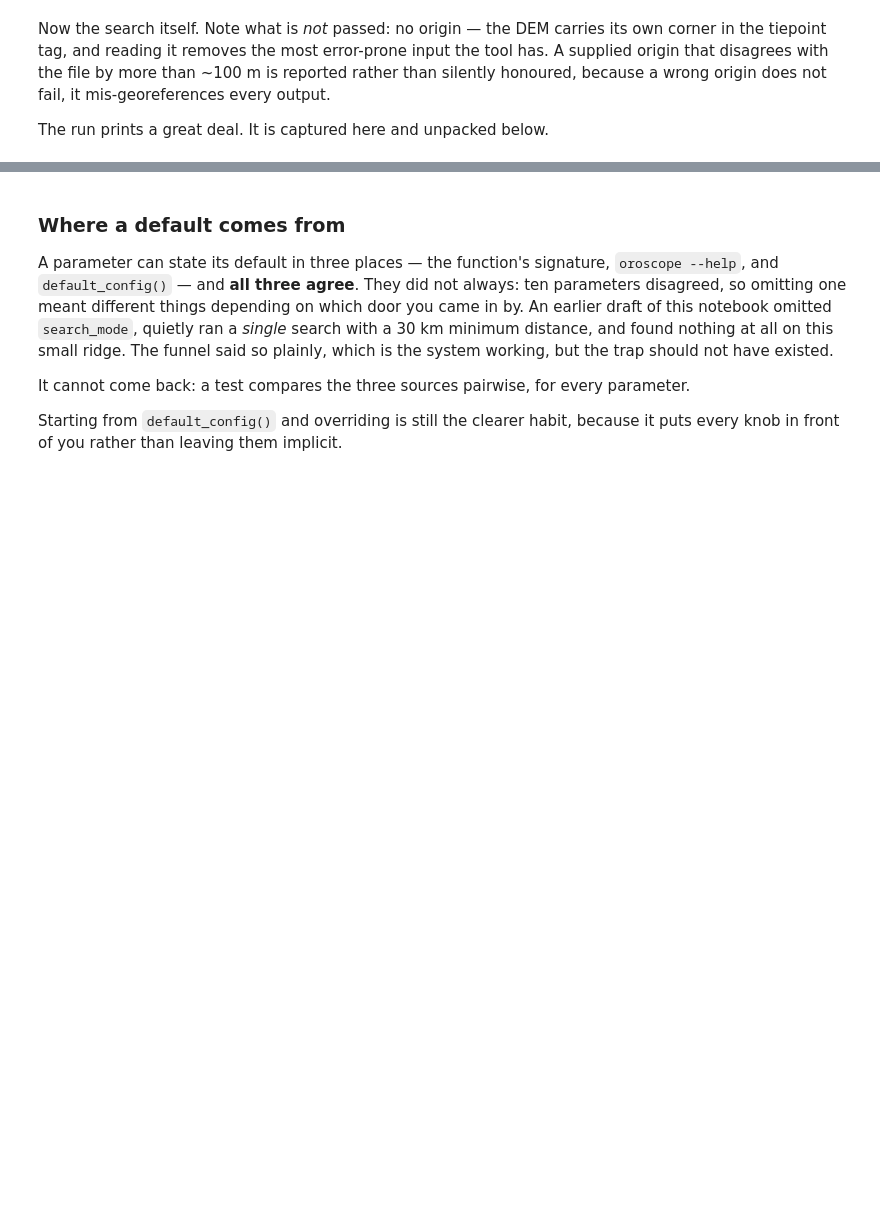
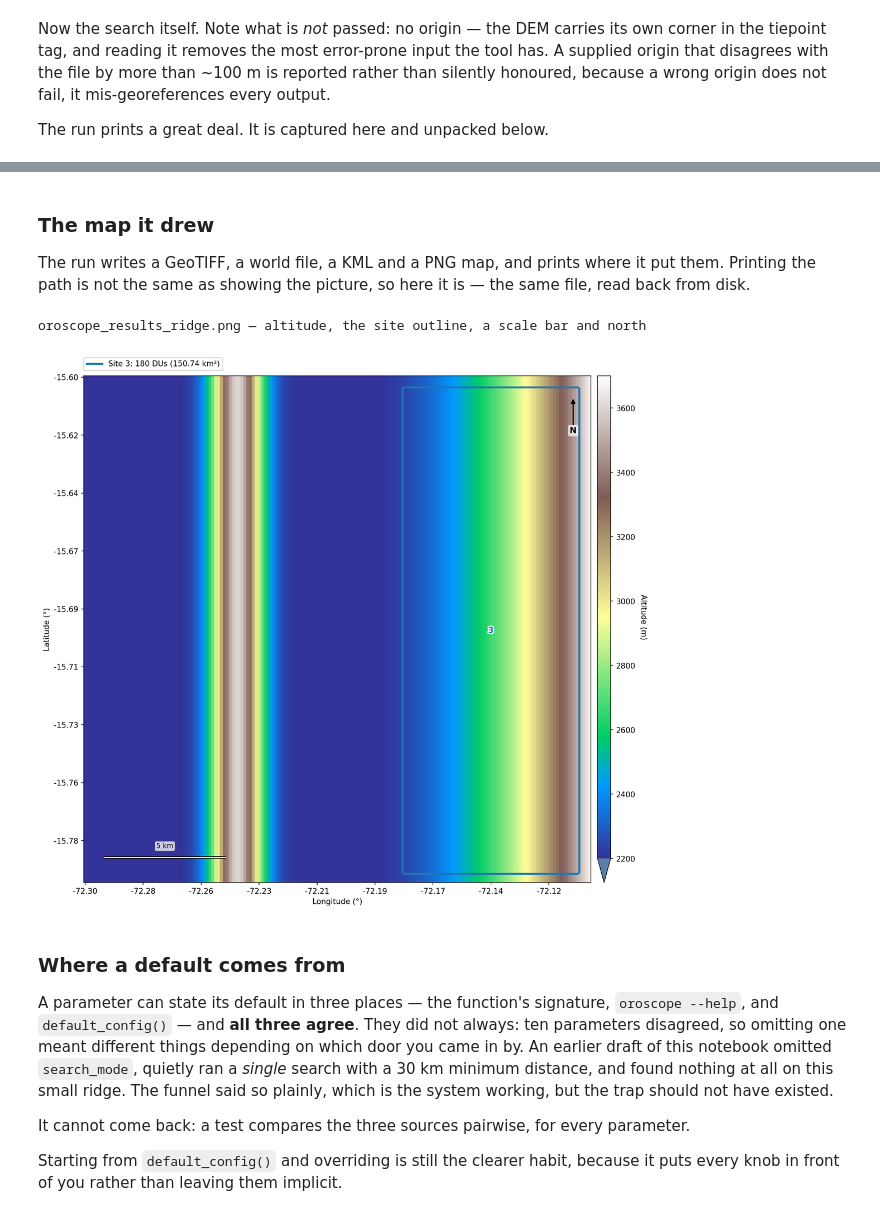
Before and after one commit to mbustama/oroscope, a Jupyter notebook: notebooks/07_explaining_a_run.ipynb, the cells around one changed output, grey strips where cells are left out. Cells and saved outputs as stored; diff of their text form; code cells hidden in the pictures; blank space fills up the shorter version.

```diff
--- a/notebooks/07_explaining_a_run.ipynb
+++ b/notebooks/07_explaining_a_run.ipynb
@@ -178,5 +178,51 @@ print("returned:", ", ".join(sorted(results)))
 
 returned: aperture, explanation, funnel, mode, output_files, parameters, provenance, regions, results, timestamp, timings_sec
+# %% [markdown]
+### The map it drew
+
+The run writes a GeoTIFF, a world file, a KML and a PNG map, and prints where it put
+them. Printing the path is not the same as showing the picture, so here it is — the
+same file, read back from disk.
+# %%
+from IPython.display import Image, display
+
+
+def show_figure(path, width=1100, caption=None):
+    """Displays a figure the pipeline wrote, downscaled so the notebook stays small.
+
+    The searcher saves its map to disk and says where; a notebook that only prints the
+    path makes the reader go and find it. Downscaled because the full-resolution PNG is
+    a megabyte or two and these outputs are committed.
+    """
+    if not os.path.exists(path):
+        print(f"not here yet: {os.path.relpath(path)}")
+        return
+    try:
+        from PIL import Image as PILImage
+        import io as _io
+        img = PILImage.open(path)
+        if img.width > width:
+            img = img.resize((width, round(img.height * width / img.width)),
+                             PILImage.LANCZOS)
+        buf = _io.BytesIO()
+        img.convert("RGB").save(buf, format="PNG", optimize=True)
+        data = buf.getvalue()
+    except Exception:                       # pillow absent: show it full size
+        with open(path, "rb") as f:
+            data = f.read()
+    if caption:
+        print(caption)
+    display(Image(data=data))
+# %%
+import glob
+
+png = sorted(glob.glob(os.path.join(WORK, "run", "*.png")))
+show_figure(png[0] if png else os.path.join(WORK, "run", "missing.png"),
+            caption=f"{os.path.basename(png[0])} — altitude, the site outline, "
+                    f"a scale bar and north" if png else None)
+# %% [output]
+oroscope_results_ridge.png — altitude, the site outline, a scale bar and north
+[figure, added]
 # %% [markdown]
 ### Where a default comes from
 
```
Also changed, not shown: parts of 8 cells of this notebook, 5 other files.
